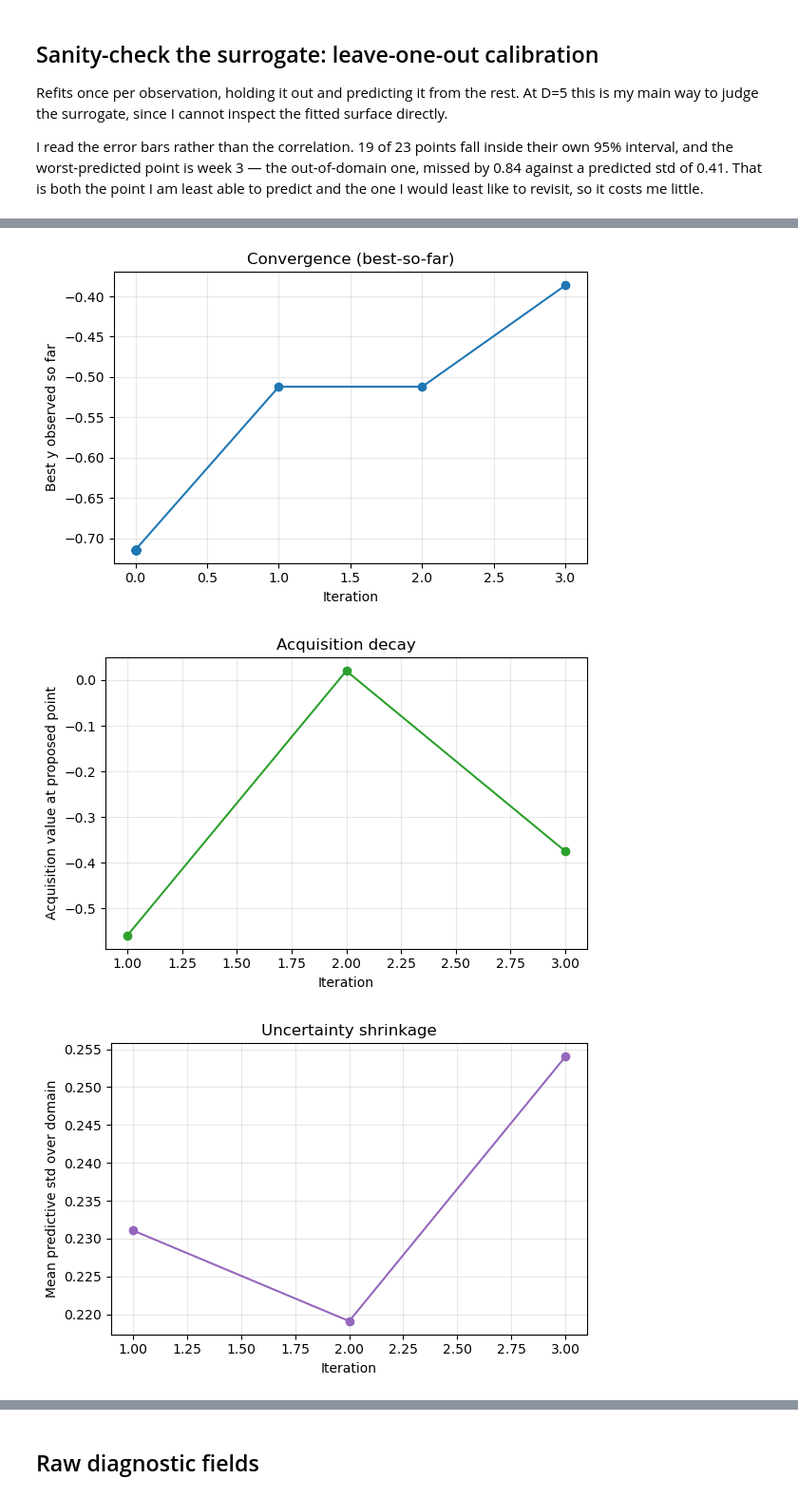
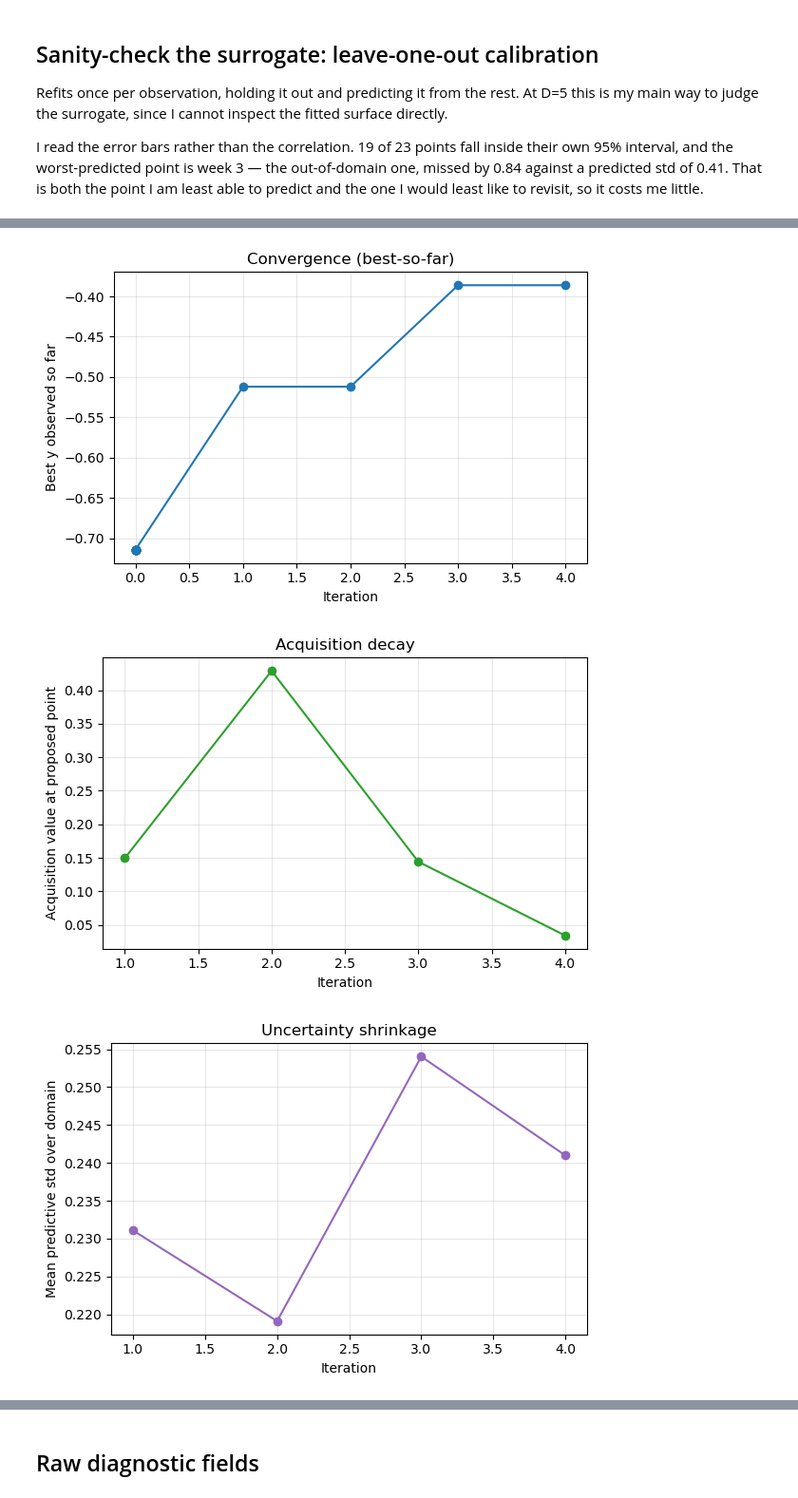
Before and after one commit to nic-gibson/capstone, a Jupyter notebook: function6.ipynb, the cells around one changed output, grey strips where cells are left out. Shown at 95% size. Saved outputs shown, nothing was run; the diff lists cells and outputs as text; code cells hidden in the pictures.

Commit message:
week 5 done

```diff
--- a/function6.ipynb
+++ b/function6.ipynb
@@ -518,17 +477,8 @@ for row in kappa_rows:
 plot_kappa_sensitivity(X, y, bounds, gp_check, kappa_rows, ucb_acquisition, maximize=True)
 plt.show()
 
-# My choice, defined here so the proposal, the slice plot and the diagnostics
-# replay all read one value and can't drift apart.
-#
-# Chosen as the largest kappa whose predicted mean still BEATS the incumbent. My
-# previous criterion -- "the largest kappa touching no upper bound" -- rested on
-# upper contact meaning a pad_fraction artifact, which is false now that bounds
-# are the domain. At kappa=0.5 the predicted gain is negative.
-KAPPA = 0.25
-print(f"\nusing kappa = {KAPPA} (dimensionless -- no y-scaling needed)")
-# All four fits first, inside one fitting() block, then print -- otherwise each
-# fit's ConvergenceWarnings land between the rows of the table.
+# This sweep is now evidence for LEAVING ucb, not for tuning it: check whether
+# any kappa still predicts a real gain over the incumbent.
 _gain_rows = []
 with fitting("predicted-gain check across kappa"):
     for _k in (0.0, 0.25, 0.5, 1.0):
@@ -537,19 +487,21 @@ with fitting("predicted-gain check across kappa"):
         _m, _ = gp_check.predict(normalize(_p.reshape(1, -1), bounds), return_std=True)
         _gain_rows.append((_k, _m[0], np.linalg.norm(_p - incumbent)))
 
-print("chosen as the largest kappa whose predicted mean still beats the incumbent:")
+print("predicted gain across kappa (ucb, for reference):")
 for _k, _mean, _step in _gain_rows:
-    _mark = "  <- committed" if _k == KAPPA else ""
     print(f"  kappa={_k:<5} pred mean {_mean:+.6f}  gain {_mean - y.max():+.6f}"
-          f"  step {_step:.4f}{_mark}")
-print("  (a mode switch sits between kappa 1.0 and 1.5, so >1 is off the table)")
+          f"  step {_step:.4f}")
+print("  -> only kappa=0 still gains, and only by +0.001 -- noise, not signal.")
+print("  Local exploitation is spent. Committing to max_variance this week instead.")
 
-# The verdict cell above reports how my committed setting ranks, which only
-# means something if CHOSEN names this KAPPA. Config names follow
-# f"ucb_k{kappa:g}", so this is checkable rather than something to remember.
-_expected = f"ucb_k{KAPPA:g}"
+# Committed here, so the proposal, the slice plot and the diagnostics replay
+# all read one value and can't drift apart. max_variance takes no
+# hyperparameter -- nothing to tune, just the family to commit to.
+ACQUISITION = "max_variance"
+
+_expected = "max_var"
 assert CHOSEN == _expected, (
-    f"CHOSEN={CHOSEN!r} does not match the committed KAPPA={KAPPA}"
+    f"CHOSEN={CHOSEN!r} does not match the committed ACQUISITION={ACQUISITION!r}"
     f" (expected {_expected!r}). The backtest verdict above refers to a config"
     " this notebook does not use -- fix one or the other."
 )
@@ -727,14 +676,14 @@ n_replayed = len(y) - n_initial
 
 with fitting("iteration-diagnostics replay"):
     history = compute_iteration_diagnostics(X, y, bounds, n_initial=n_initial,
-                                            acquisition="ucb", kappa=KAPPA,
+                                            acquisition=ACQUISITION,
                                             maximize=True,
                                             domain_grid_n=DOMAIN_GRID_N)
 
 print("\nBest y so far:", np.nanmax(history["y"]))
 print("completed iterations in the modelling set:", n_replayed)
 print(f"\nCAVEAT: my history is MIXED -- the {n_replayed} collected rows were not all")
-print(f"proposed under ucb/kappa={KAPPA}, and compute_iteration_diagnostics applies one")
+print(f"proposed under {ACQUISITION}, and compute_iteration_diagnostics applies one")
 print("setting across the whole replay. So acq_value is an artefact of that mismatch")
 print("rather than a property of the point. The GP-hyperparameter and domain_mean_std")
 print("columns don't depend on the acquisition and are fine throughout.")
@@ -758,6 +709,6 @@ proposed under ucb/kappa=0.25, and compute_iteration_diagnostics applies one
 setting across the whole replay. So acq_value is an artefact of that mismatch
 rather than a property of the point. The GP-hyperparameter and domain_mean_std
 columns don't depend on the acquisition and are fine throughout.
-[figure, old version]
+[figure, new version]
-[figure, old version]
+[figure, new version]
-[figure, old version]
+[figure, new version]
```
Also changed, not shown: parts of 18 cells of this notebook, 10 other files.
